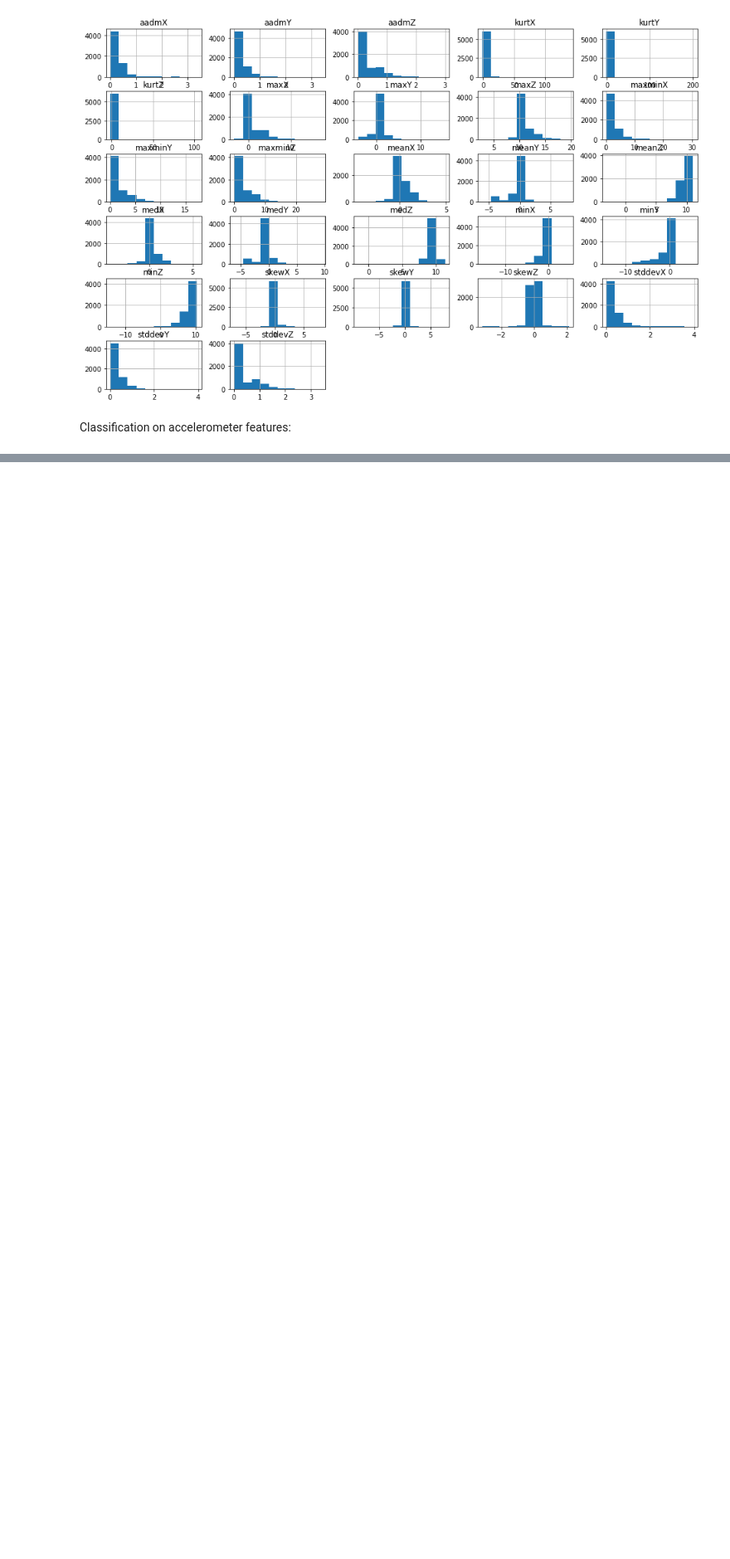
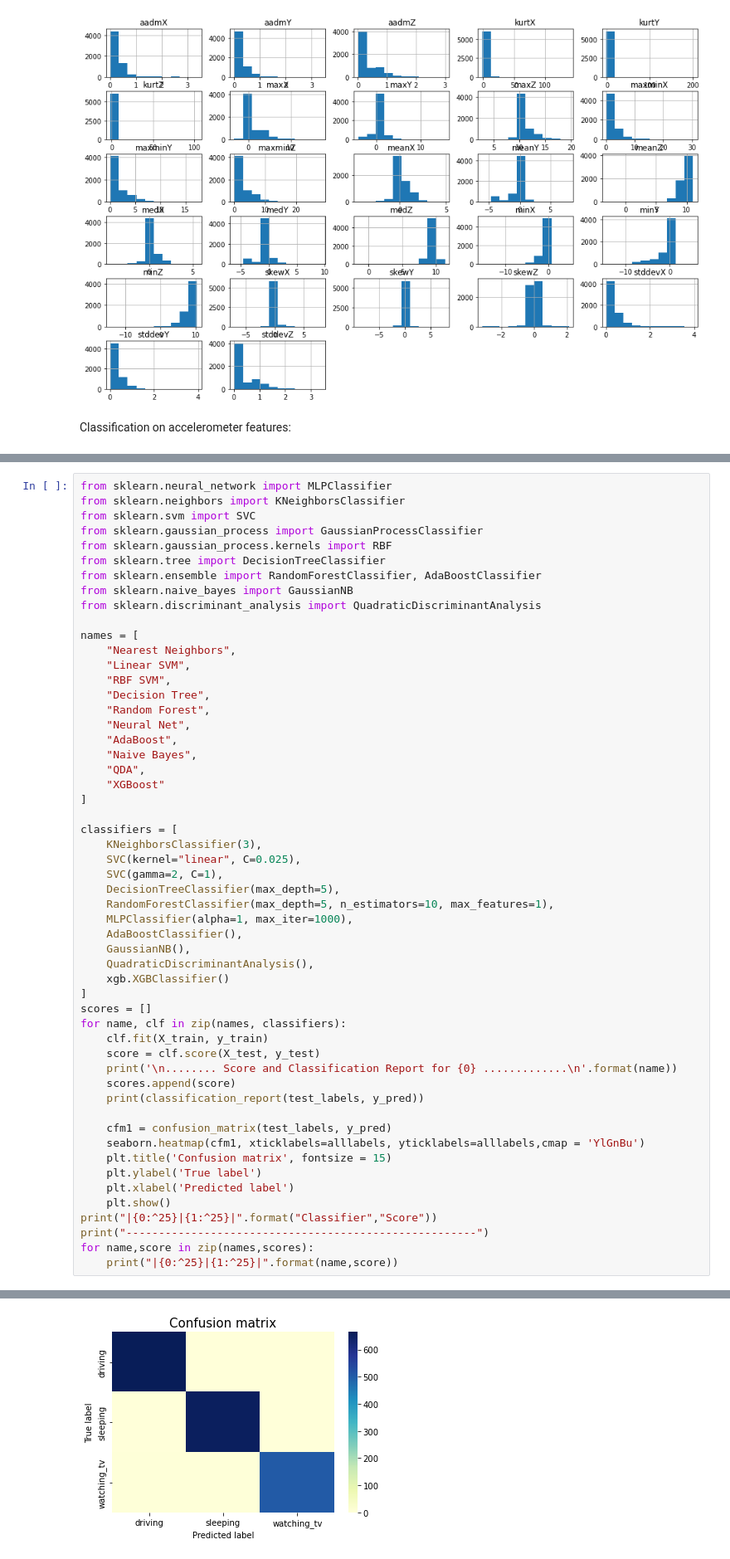
Before and after one commit to impires/JupyterNotebooksMotionlessActivities, a Jupyter notebook: Dataset_Overview.ipynb, the cells around one changed output, grey strips where cells are left out. Shown: that part at 83% size. Cells and saved outputs as stored; diff of their text form; blank space fills up the shorter version.

```diff
--- a/Dataset_Overview.ipynb
+++ b/Dataset_Overview.ipynb
@@ -237,0 +212,55 @@ weighted avg       0.90      0.88      0.87      1835
+# %%
+from sklearn.neural_network import MLPClassifier
+from sklearn.neighbors import KNeighborsClassifier
+from sklearn.svm import SVC
+from sklearn.gaussian_process import GaussianProcessClassifier
+from sklearn.gaussian_process.kernels import RBF
+from sklearn.tree import DecisionTreeClassifier
+from sklearn.ensemble import RandomForestClassifier, AdaBoostClassifier
+from sklearn.naive_bayes import GaussianNB
+from sklearn.discriminant_analysis import QuadraticDiscriminantAnalysis
+
+names = [
+    "Nearest Neighbors",
+    "Linear SVM",
+    "RBF SVM",
+    "Decision Tree",
+    "Random Forest",
+    "Neural Net",
+    "AdaBoost",
+    "Naive Bayes",
+    "QDA",
+    "XGBoost"
+]
+
+classifiers = [
+    KNeighborsClassifier(3),
+    SVC(kernel="linear", C=0.025),
+    SVC(gamma=2, C=1),
+    DecisionTreeClassifier(max_depth=5),
+    RandomForestClassifier(max_depth=5, n_estimators=10, max_features=1),
+    MLPClassifier(alpha=1, max_iter=1000),
+    AdaBoostClassifier(),
+    GaussianNB(),
+    QuadraticDiscriminantAnalysis(),
+    xgb.XGBClassifier()
+]
+scores = []
+for name, clf in zip(names, classifiers):
+    clf.fit(X_train, y_train)
+    score = clf.score(X_test, y_test)
+    print('\n........ Score and Classification Report for {0} .............\n'.format(name))
+    scores.append(score)
+    print(classification_report(test_labels, y_pred))
+
+    cfm1 = confusion_matrix(test_labels, y_pred)
+    seaborn.heatmap(cfm1, xticklabels=alllabels, yticklabels=alllabels,cmap = 'YlGnBu')
+    plt.title('Confusion matrix', fontsize = 15)
+    plt.ylabel('True label')
+    plt.xlabel('Predicted label')
+    plt.show()
+print("|{0:^25}|{1:^25}|".format("Classifier","Score"))
+print("------------------------------------------------------")
+for name,score in zip(names,scores):
+    print("|{0:^25}|{1:^25}|".format(name,score))
+# %% [output]
@@ -237,0 +278 @@ weighted avg       0.90      0.88      0.87      1835
+[figure, added]
```
Also changed, not shown: parts of 4 cells of this notebook.
